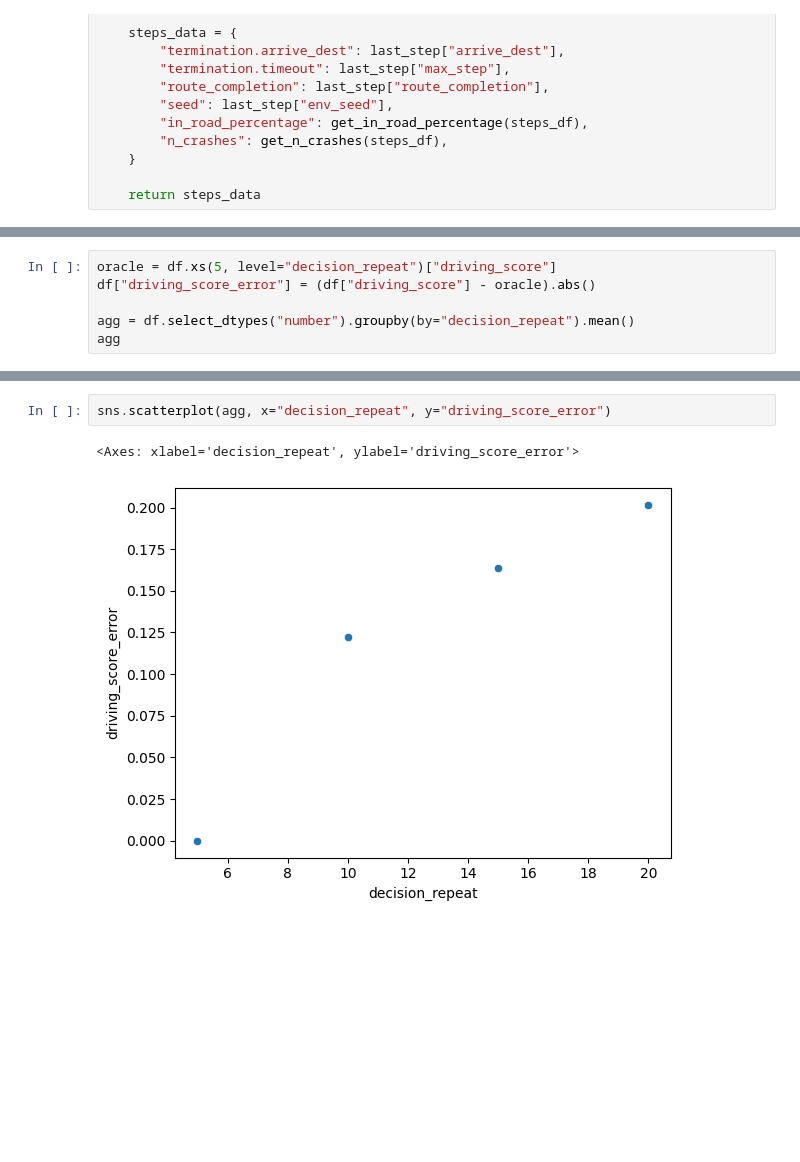
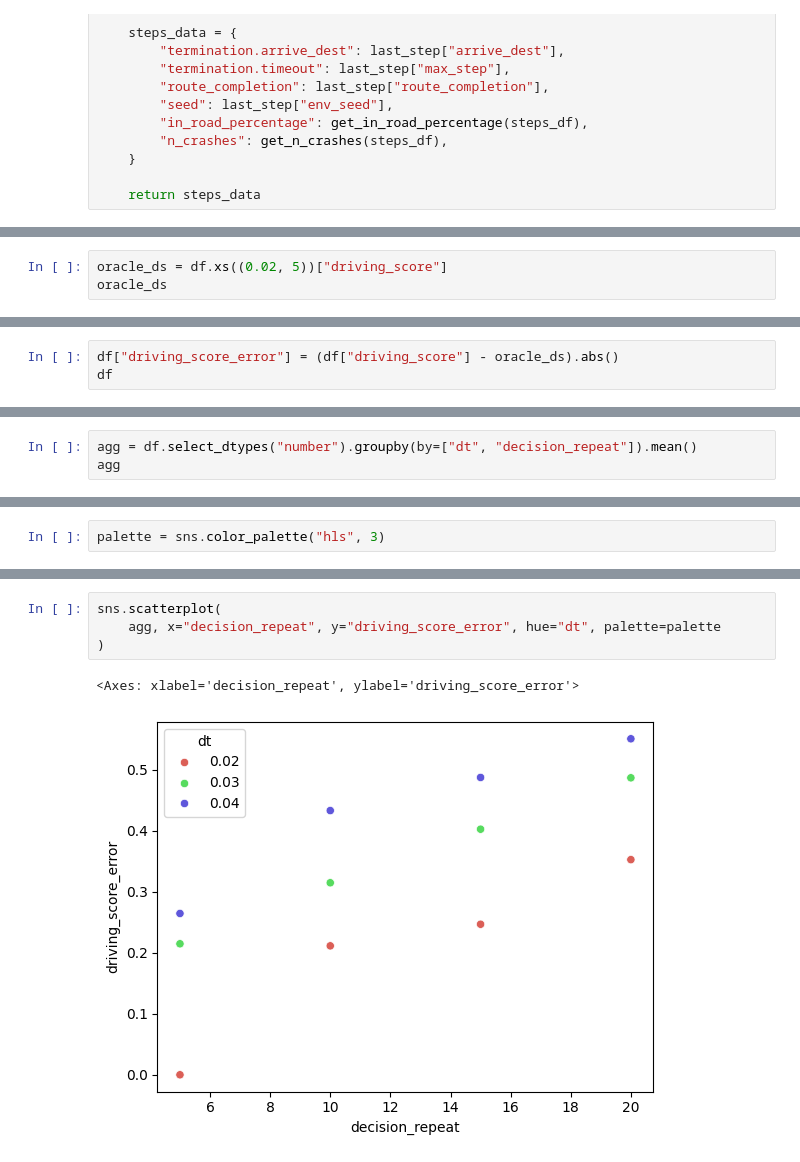
Before and after one commit to olek-osikowicz/metadrive, a Jupyter notebook: olek/analyze_rq1_rq2.ipynb, the cells around one changed output, grey strips where cells are left out. Cells and saved outputs as stored; diff of their text form; blank space fills up the shorter version.

```diff
--- a/olek/analyze_rq1_rq2.ipynb
+++ b/olek/analyze_rq1_rq2.ipynb
@@ -94,0 +125,3 @@ sns.boxplot(df, x="decision_repeat", y="driving_score")
+# %%
+oracle_ds = df.xs((0.02, 5))["driving_score"]
+oracle_ds
@@ -94,0 +142,3 @@ sns.boxplot(df, x="decision_repeat", y="driving_score")
+# %%
+df["driving_score_error"] = (df["driving_score"] - oracle_ds).abs()
+df
@@ -95,7 +160,4 @@ sns.boxplot(df, x="decision_repeat", y="driving_score")
 # %%
-oracle = df.xs(5, level="decision_repeat")["driving_score"]
-df["driving_score_error"] = (df["driving_score"] - oracle).abs()
-
-agg = df.select_dtypes("number").groupby(by="decision_repeat").mean()
+agg = df.select_dtypes("number").groupby(by=["dt", "decision_repeat"]).mean()
 agg
 # %% [output]
@@ -107,0 +178,2 @@ agg
+# %%
+palette = sns.color_palette("hls", 3)
@@ -108,5 +189,7 @@ agg
 # %%
-sns.scatterplot(agg, x="decision_repeat", y="driving_score_error")
+sns.scatterplot(
+    agg, x="decision_repeat", y="driving_score_error", hue="dt", palette=palette
+)
 # %% [output]
 <Axes: xlabel='decision_repeat', ylabel='driving_score_error'>
-[figure, old version]
+[figure, new version]
```
Also changed, not shown: parts of 13 cells of this notebook, 2 other files.
